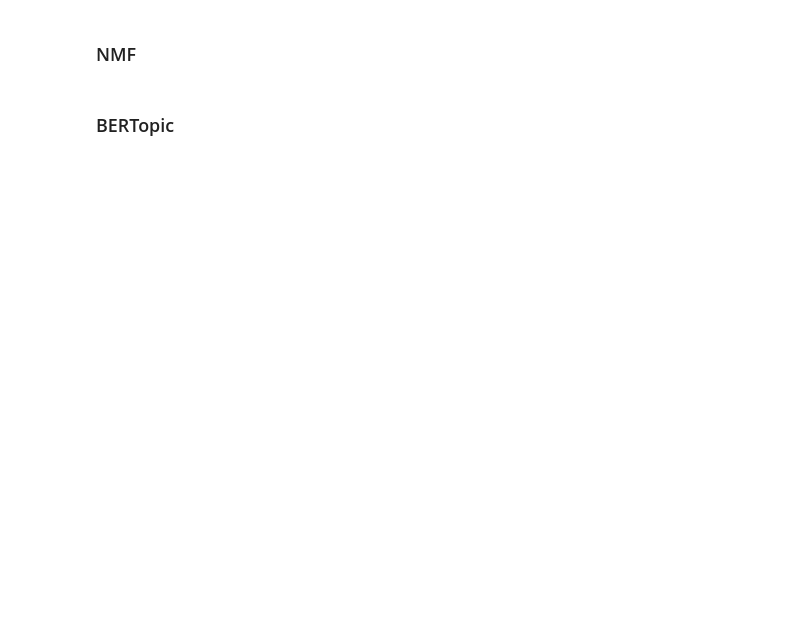
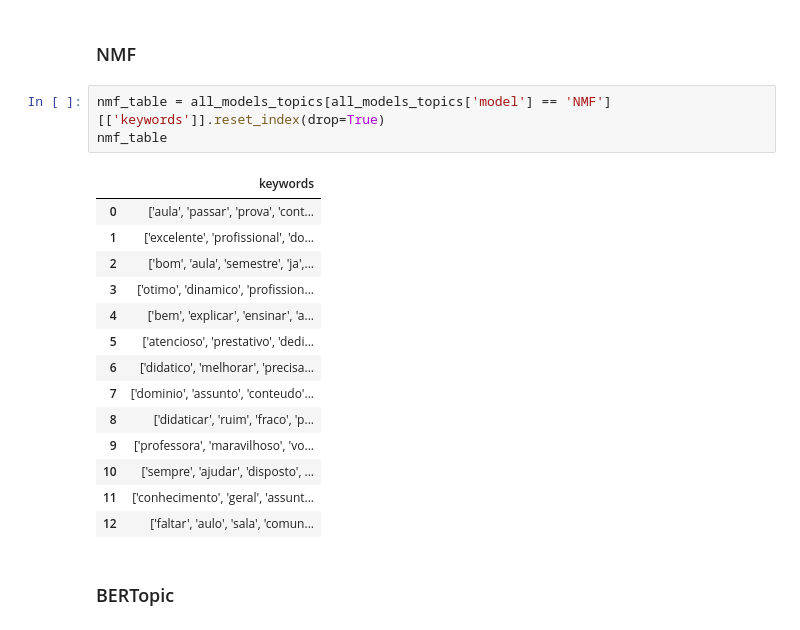
Before and after one commit to PaulaManoella/student_perceptions_analysis_BRACIS, a Jupyter notebook: notebook/output_analysis.ipynb, the cells around one changed output. Saved outputs shown, nothing was run; the diff lists cells and outputs as text; blank space fills up the shorter version.

```diff
--- a/notebook/output_analysis.ipynb
+++ b/notebook/output_analysis.ipynb
@@ -102,4 +120,22 @@ lsa_table
 # %% [markdown]
 ### NMF
+# %%
+nmf_table = all_models_topics[all_models_topics['model'] == 'NMF'][['keywords']].reset_index(drop=True)
+nmf_table
+# %% [output]
+|  | keywords |
+| 0 | ['aula', 'passar', 'prova', 'cont... |
+| 1 | ['excelente', 'profissional', 'do... |
+| 2 | ['bom', 'aula', 'semestre', 'ja',... |
+| 3 | ['otimo', 'dinamico', 'profission... |
+| 4 | ['bem', 'explicar', 'ensinar', 'a... |
+| 5 | ['atencioso', 'prestativo', 'dedi... |
+| 6 | ['didatico', 'melhorar', 'precisa... |
+| 7 | ['dominio', 'assunto', 'conteudo'... |
+| 8 | ['didaticar', 'ruim', 'fraco', 'p... |
+| 9 | ['professora', 'maravilhoso', 'vo... |
+| 10 | ['sempre', 'ajudar', 'disposto', ... |
+| 11 | ['conhecimento', 'geral', 'assunt... |
+| 12 | ['faltar', 'aulo', 'sala', 'comun... |
 # %% [markdown]
 ### BERTopic
```
Also changed, not shown: parts of 2 cells of this notebook.
